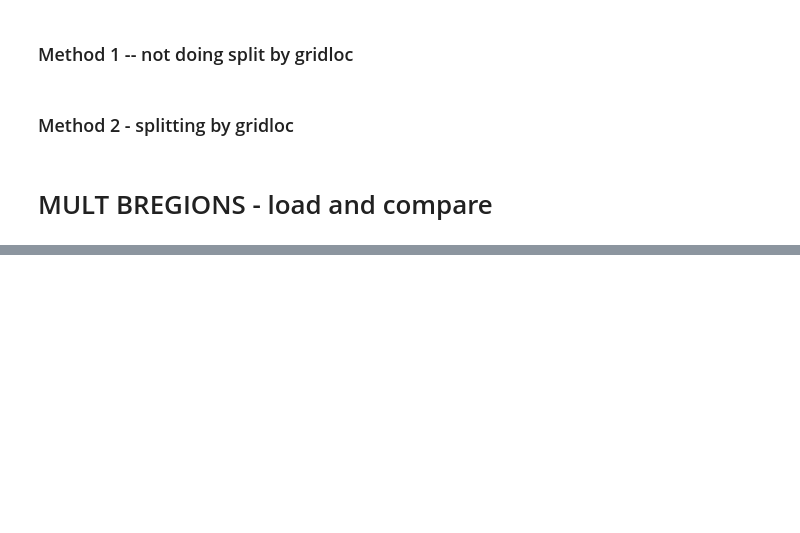
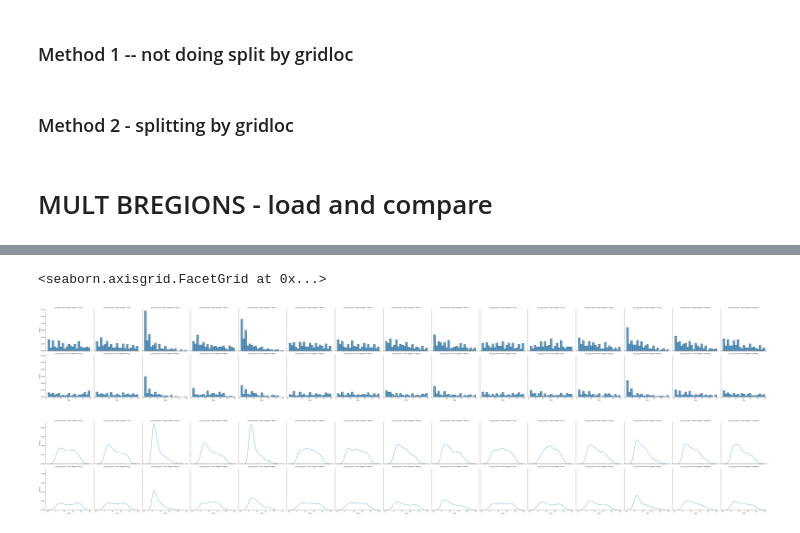
Before and after one commit to lucast4/neuralmonkey, a Jupyter notebook: neuralmonkey/notebooks_tutorials/240726_momentbymoment_decode_novel.ipynb, the cells around one changed output, grey strips where cells are left out. Saved outputs shown, nothing was run; the diff lists cells and outputs as text; code cells hidden in the pictures; blank space fills up the shorter version.

```diff
--- a/neuralmonkey/notebooks_tutorials/240726_momentbymoment_decode_novel.ipynb
+++ b/neuralmonkey/notebooks_tutorials/240726_momentbymoment_decode_novel.ipynb
@@ -388,0 +402,12 @@ for animal, date in [("Pancho", 240524), ("Diego", 240523)]:
+# %%
+SAVEDIR = f"{SAVEDIR_BASE}/MULT_BREGION/{animal}-{date}-combine={combine}/downsample_trials={downsample_trials}-TWIND_TEST={TWIND_TEST}-version={version}"
+print("SAving at: ", SAVEDIR)
+
+
+### PReprocessing
+assert len(DFSCORES["twind"].unique())==1, "code below assumes"
+# Get score relative to chance (50%)
+score_chance = 0.5
+DFSCORES["score_adjusted"] = (DFSCORES["score"] - score_chance)/(1. - score_chance)
+
+assert DFSCORES.groupby(["bregion", "trialcode", "decoder_class"]).size().max() == 1, "mistake, maybe diff train-test splits applied to same trial? this is doublecoutning."
@@ -388,0 +586,7 @@ for animal, date in [("Pancho", 240524), ("Diego", 240523)]:
+# %%
+sns.displot(data=dfranks, x="rank", col="bregion", row="pa_class_novel", stat="density")
+sns.displot(data=dfranks, x="rank", col="bregion", row="pa_class_novel", kind="kde")
+# %% [output]
+<seaborn.axisgrid.FacetGrid at 0x...>
+[figure, added]
+[figure, added]
```
Also changed, not shown: parts of 16 cells of this notebook, 5 other files.
